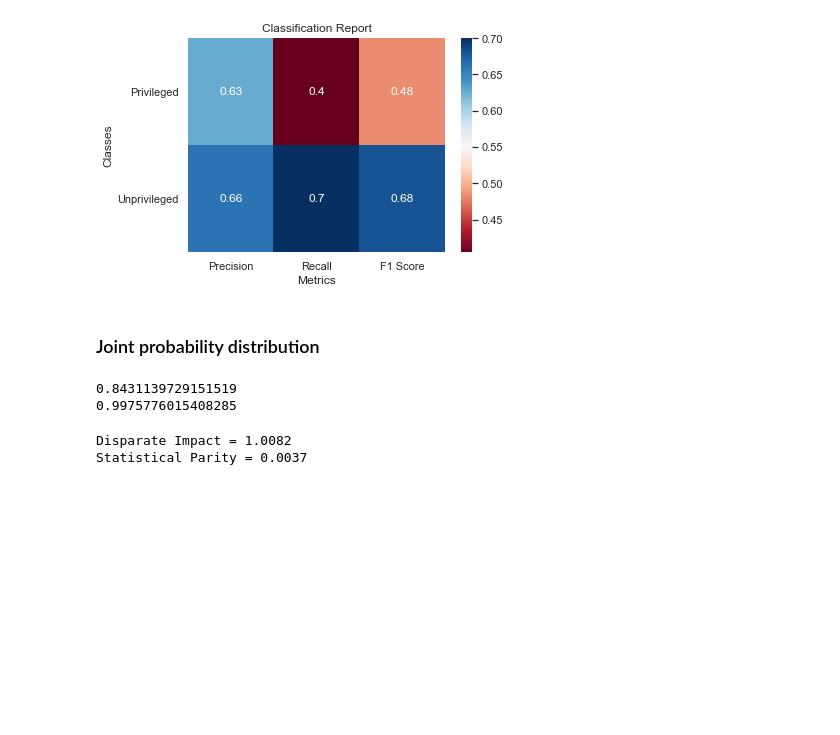
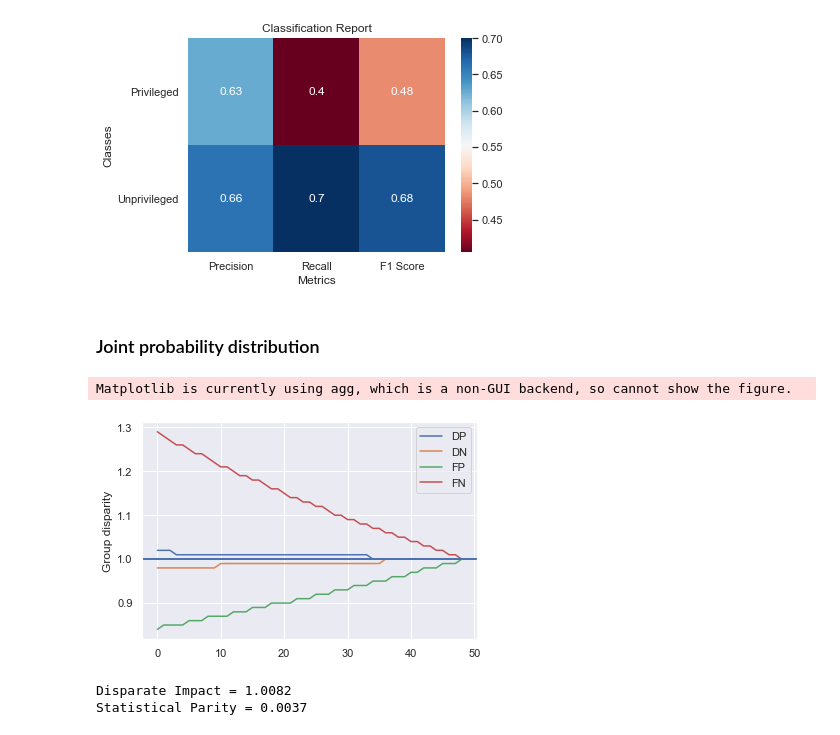
Before and after one commit to giordanoDaloisio/bias-mitigation-methods, a Jupyter notebook: Compas.ipynb, the cells around one changed output. Drawn from its saved outputs; the diff is of its cells as text; code cells hidden in the pictures; blank space fills up the shorter version.

Commit message:
add chart for sampling

```diff
--- a/Compas.ipynb
+++ b/Compas.ipynb
@@ -168,15 +168,17 @@ def classify(estimator: Pipeline,
     return ris
 
 def balance_set(w_exp, w_obs, df, tot_df, round_level, debug=False):
+    disparity = [round(w_exp/w_obs,round_level)]
     while(round(w_exp/w_obs,round_level) != 1):
         if w_exp/w_obs > 1:
             df = df.append(df.sample())
         elif w_exp/w_obs < 1:
             df = df.drop(df.sample().index, axis=0)
         w_obs = len(df)/len(tot_df)
+        disparity.append(round(w_exp/w_obs,round_level))
         if debug:
             print(w_exp/w_obs)
-    return df
+    return df, disparity
 
 def sample_dataset(dataframe: pd.DataFrame,
                    privileged_attributes_condition: bool,
@@ -202,14 +204,12 @@ def sample_dataset(dataframe: pd.DataFrame,
     w_obs_fp = len(FP)/len(ps_df)
     w_obs_fn = len(FN)/len(ps_df)
 
-    print(w_exp_fp/w_obs_fp)
-    DP = balance_set(w_exp_dp, w_obs_dp, DP, ps_df, round_level)
-    DN = balance_set(w_exp_dn, w_obs_dn, DN, ps_df, round_level)
-    FP = balance_set(w_exp_fp, w_obs_fp, FP, ps_df, round_level)
-    FN = balance_set(w_exp_fn, w_obs_fn, FN, ps_df, round_level)
-    print((len(ps_df[privileged_attributes_condition])/len(ps_df))*(len(ps_df[fav_label])/len(ps_df))/(len(FP)/len(ps_df)))
+    DP, dp_disparity = balance_set(w_exp_dp, w_obs_dp, DP, ps_df, round_level)
+    DN, dn_disparity = balance_set(w_exp_dn, w_obs_dn, DN, ps_df, round_level)
+    FP, fp_disparity = balance_set(w_exp_fp, w_obs_fp, FP, ps_df, round_level)
+    FN, fn_disparity = balance_set(w_exp_fn, w_obs_fn, FN, ps_df, round_level)
     df_new = DP.append([DN, FP, FN]).sample(frac=1)
-
-    return BinaryLabelDataset(df=df_new, protected_attribute_names=protected_attribute_names, label_names=[label])
+    ax = plot_groups_disparity(dp_disparity, dn_disparity, fp_disparity, fn_disparity)
+    return BinaryLabelDataset(df=df_new, protected_attribute_names=protected_attribute_names, label_names=[label]), ax
 # %%
 # plot functions
@@ -674,11 +686,12 @@ Theil index: 0.2358
 # %% [markdown]
 ### Joint probability distribution
 # %%
-sampled_prob_data = sample_dataset(df, df['prob']==1, df['prob']==0, df['two_year_recid']==0, df['two_year_recid']==1, ['prob'],
-                                   'two_year_recid', round_level=2)
+sampled_prob_data = sample_dataset(df, df['prob']==1, df['prob']==0, df['two_year_recid']==0,
+                                   df['two_year_recid']==1, ['prob'], 'two_year_recid', round_level=2)
+plt.show()
 # %% [output]
-0.8431139729151519
-0.9975776015408285
+Matplotlib is currently using agg, which is a non-GUI backend, so cannot show the figure.
+[figure, added]
 # %%
 metrics = compute_dataset_fairness_metrics(sampled_prob_data, prob_unpriv_group, prob_priv_group)
 # %% [output]
```
Also changed, not shown: parts of 2 cells of this notebook, 5 other files.
